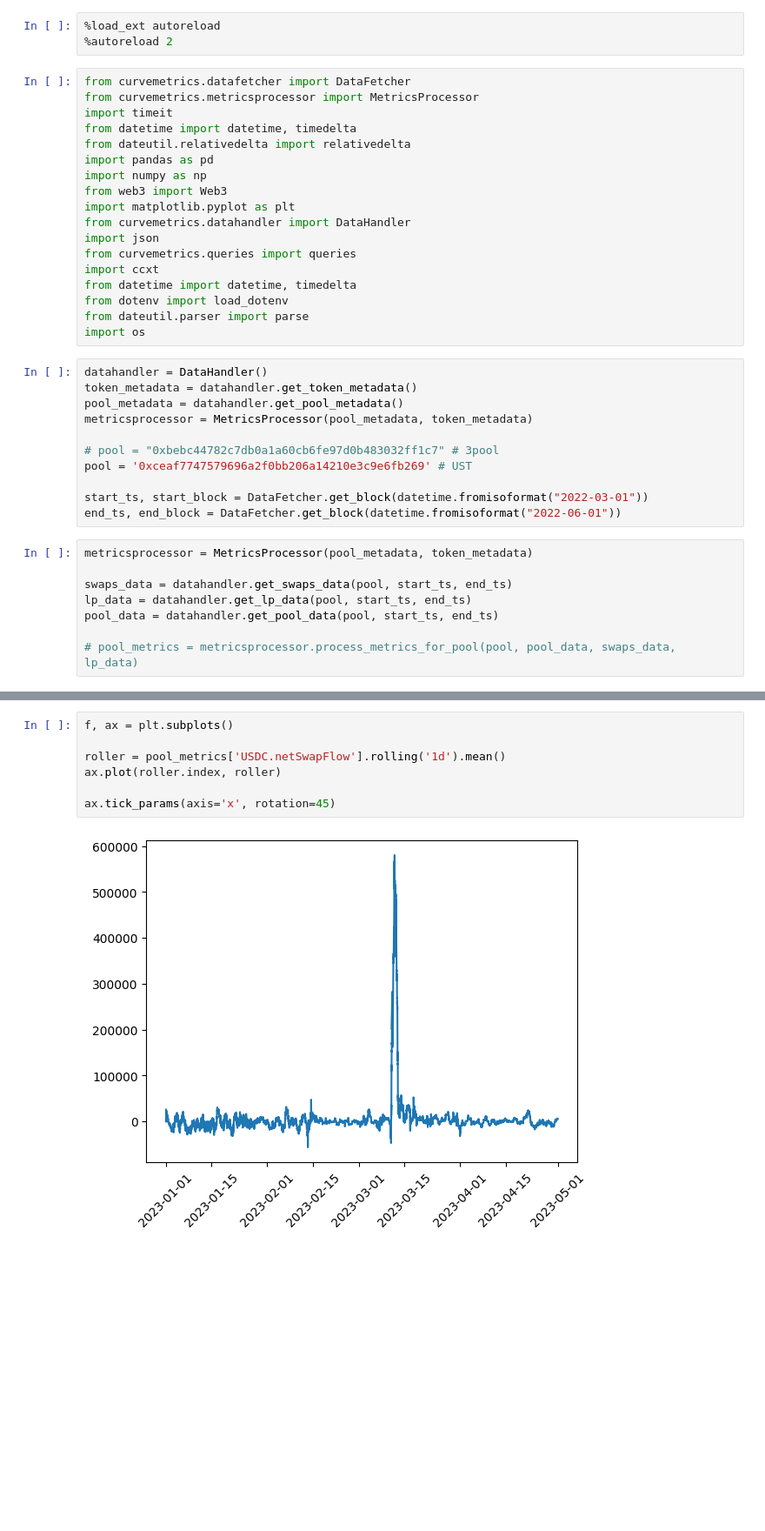
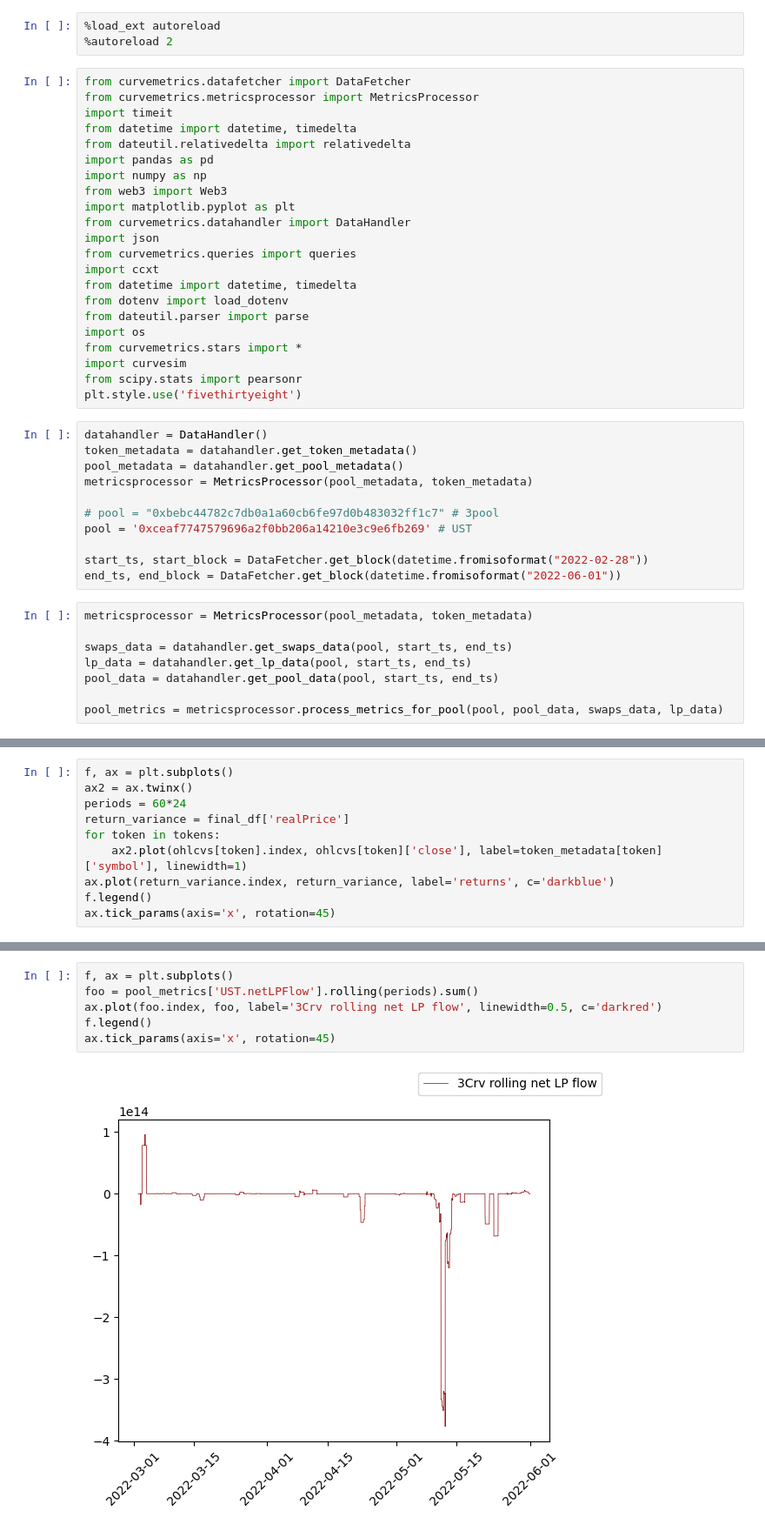
Before and after one commit to xenophonlabs/curve-lp-metrics, a Jupyter notebook: riskiness copy.ipynb, the cells around one changed output, grey strips where cells are left out. Shown at 87% size. Saved outputs shown, nothing was run; the diff lists cells and outputs as text; blank space fills up the shorter version.

Commit message:
More exploration for research paper, create snapshots query, verify UST and USDN prices

```diff
--- a/riskiness copy.ipynb
+++ b/riskiness copy.ipynb
@@ -19,6 +19,10 @@ from datetime import datetime, timedelta
 from dotenv import load_dotenv
 from dateutil.parser import parse
 import os
+from curvemetrics.stars import *
+import curvesim
+from scipy.stats import pearsonr
+plt.style.use('fivethirtyeight')
 # %%
 datahandler = DataHandler()
 token_metadata = datahandler.get_token_metadata()
@@ -28,7 +32,7 @@ metricsprocessor = MetricsProcessor(pool_metadata, token_metadata)
 # pool = "0xbebc44782c7db0a1a60cb6fe97d0b483032ff1c7" # 3pool
 pool = '0xceaf7747579696a2f0bb206a14210e3c9e6fb269' # UST
 
-start_ts, start_block = DataFetcher.get_block(datetime.fromisoformat("2022-03-01"))
+start_ts, start_block = DataFetcher.get_block(datetime.fromisoformat("2022-02-28"))
 end_ts, end_block = DataFetcher.get_block(datetime.fromisoformat("2022-06-01"))
 # %%
 metricsprocessor = MetricsProcessor(pool_metadata, token_metadata)
@@ -37,7 +41,7 @@ swaps_data = datahandler.get_swaps_data(pool, start_ts, end_ts)
 lp_data = datahandler.get_lp_data(pool, start_ts, end_ts)
 pool_data = datahandler.get_pool_data(pool, start_ts, end_ts)
 
-# pool_metrics = metricsprocessor.process_metrics_for_pool(pool, pool_data, swaps_data, lp_data)
+pool_metrics = metricsprocessor.process_metrics_for_pool(pool, pool_data, swaps_data, lp_data)
 # %%
 pool_data['approxTimestamp'] = pool_data['block'].apply(lambda x: datahandler.get_block_timestamp(x)[0]['timestamp'])
 pool_data.index = pool_data['approxTimestamp'].apply(datetime.fromtimestamp)
@@ -140,0 +491,10 @@ ax.tick_params(axis='x', rotation=45)
+# %%
+f, ax = plt.subplots()
+ax2 = ax.twinx()
+periods = 60*24
+return_variance = final_df['realPrice']
+for token in tokens:
+    ax2.plot(ohlcvs[token].index, ohlcvs[token]['close'], label=token_metadata[token]['symbol'], linewidth=1)
+ax.plot(return_variance.index, return_variance, label='returns', c='darkblue')
+f.legend()
+ax.tick_params(axis='x', rotation=45)
@@ -150,9 +511,8 @@ ax.tick_params(axis='x', rotation=45)
 # %%
 f, ax = plt.subplots()
-
-roller = pool_metrics['USDC.netSwapFlow'].rolling('1d').mean()
-ax.plot(roller.index, roller)
-
+foo = pool_metrics['UST.netLPFlow'].rolling(periods).sum()
+ax.plot(foo.index, foo, label='3Crv rolling net LP flow', linewidth=0.5, c='darkred')
+f.legend()
 ax.tick_params(axis='x', rotation=45)
 # %% [output]
-[figure, old version]
+[figure, new version]
```
Also changed, not shown: parts of 42 cells of this notebook, 11 other files.
